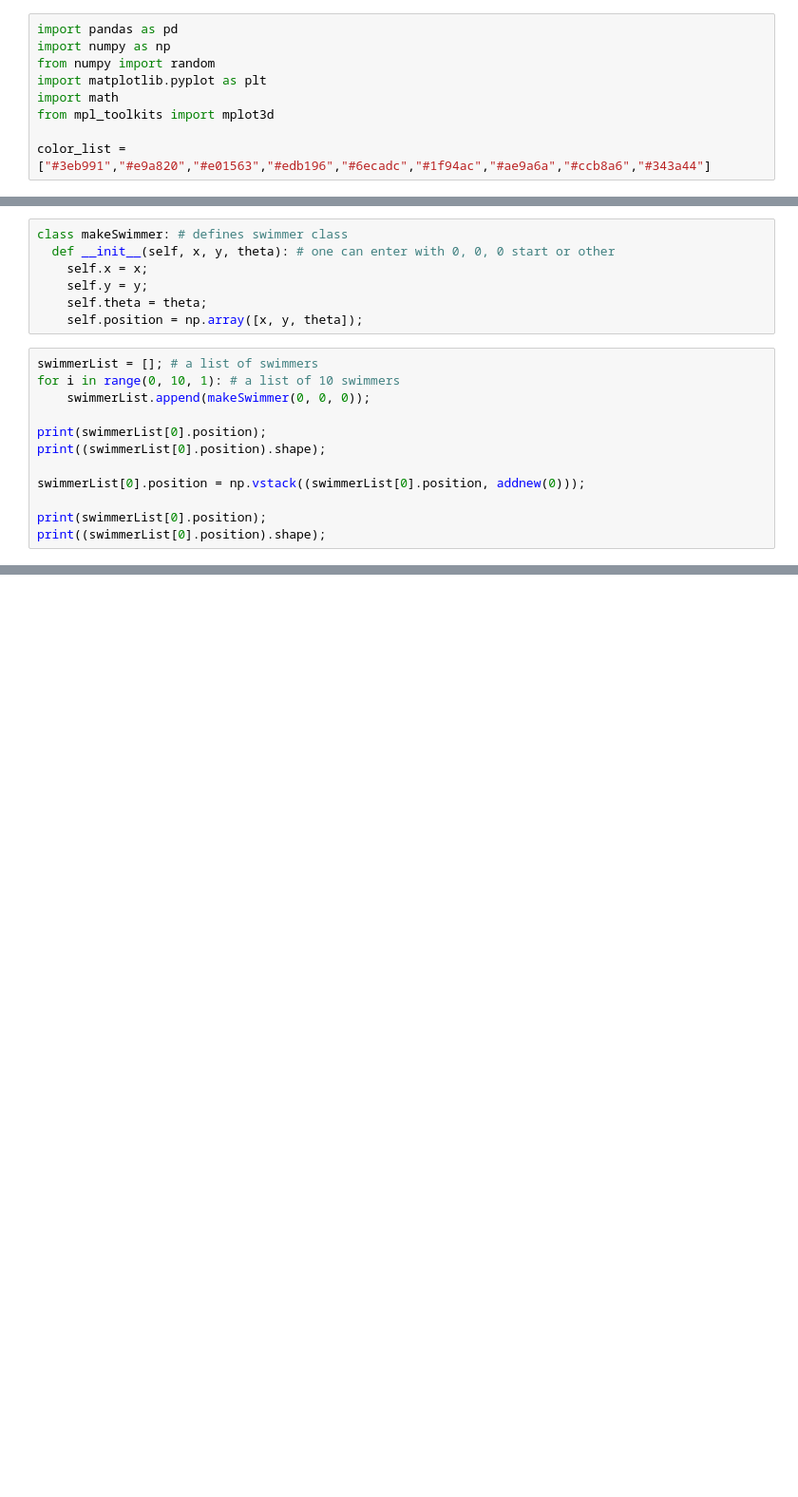
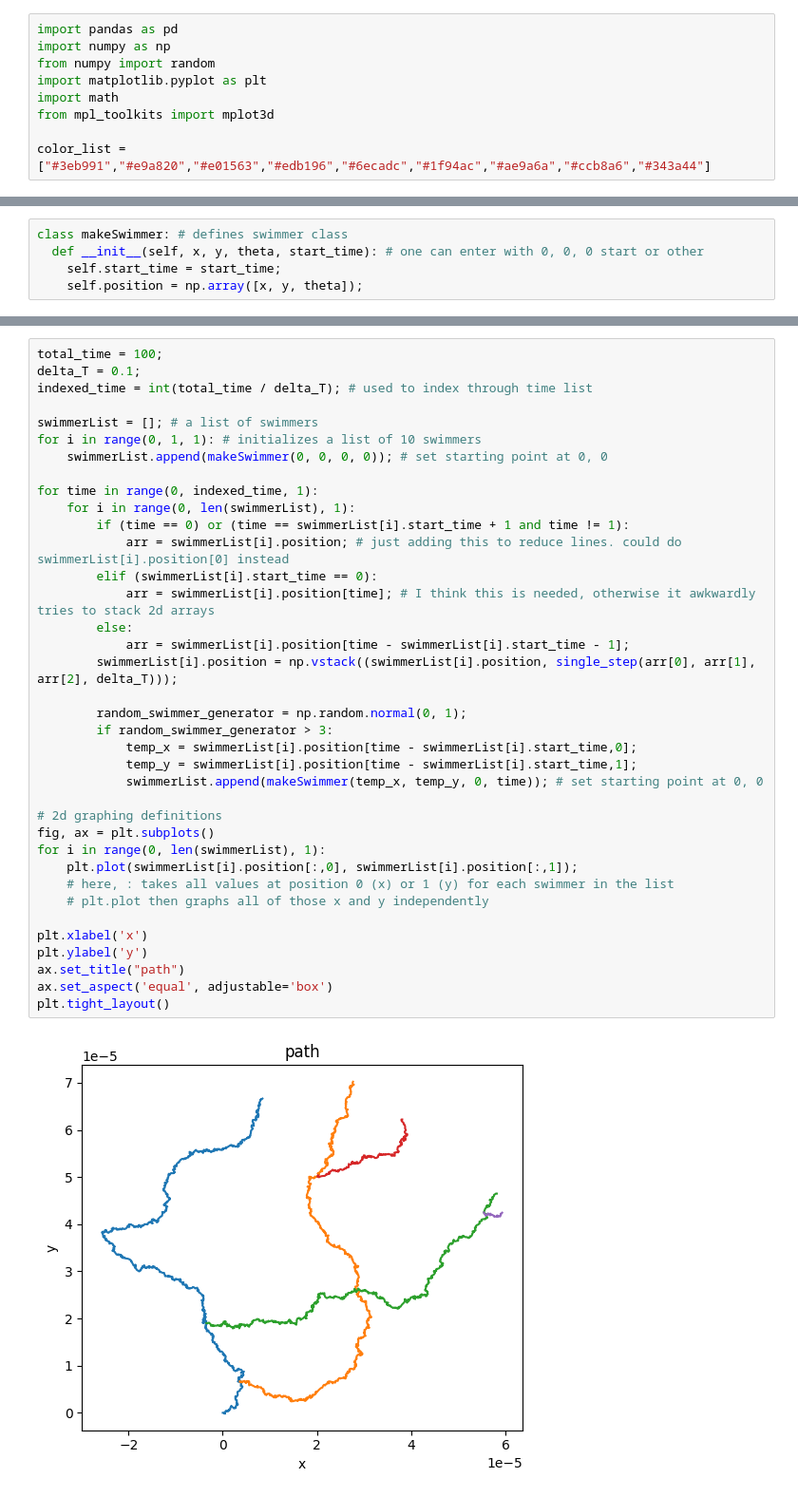
Before and after one commit to jpowell24/stokes, a Jupyter notebook: project/ideatesting.ipynb, the cells around one changed output, grey strips where cells are left out. Shown at 95% size. Cells and saved outputs as stored; diff of their text form; blank space fills up the shorter version.

```diff
--- a/project/ideatesting.ipynb
+++ b/project/ideatesting.ipynb
@@ -99,19 +46,5 @@ def addnew(x): # for testing purposes, just creates new 0, 0, 0 set of coordinat
 # %%
 class makeSwimmer: # defines swimmer class
-  def __init__(self, x, y, theta): # one can enter with 0, 0, 0 start or other
-    self.x = x;
-    self.y = y;
-    self.theta = theta;
+  def __init__(self, x, y, theta, start_time): # one can enter with 0, 0, 0 start or other
+    self.start_time = start_time;
     self.position = np.array([x, y, theta]);
-# %%
-swimmerList = []; # a list of swimmers
-for i in range(0, 10, 1): # a list of 10 swimmers
-    swimmerList.append(makeSwimmer(0, 0, 0));
-
-print(swimmerList[0].position);
-print((swimmerList[0].position).shape);
-
-swimmerList[0].position = np.vstack((swimmerList[0].position, addnew(0)));
-
-print(swimmerList[0].position);
-print((swimmerList[0].position).shape);
@@ -169,0 +51,39 @@ for i in np.arange(0, total_time, delta_T):
+# %%
+total_time = 100;
+delta_T = 0.1;
+indexed_time = int(total_time / delta_T); # used to index through time list
+
+swimmerList = []; # a list of swimmers
+for i in range(0, 1, 1): # initializes a list of 10 swimmers
+    swimmerList.append(makeSwimmer(0, 0, 0, 0)); # set starting point at 0, 0
+
+for time in range(0, indexed_time, 1):
+    for i in range(0, len(swimmerList), 1):
+        if (time == 0) or (time == swimmerList[i].start_time + 1 and time != 1):
+            arr = swimmerList[i].position; # just adding this to reduce lines. could do swimmerList[i].position[0] instead
+        elif (swimmerList[i].start_time == 0):
+            arr = swimmerList[i].position[time]; # I think this is needed, otherwise it awkwardly tries to stack 2d arrays
+        else:
+            arr = swimmerList[i].position[time - swimmerList[i].start_time - 1];
+        swimmerList[i].position = np.vstack((swimmerList[i].position, single_step(arr[0], arr[1], arr[2], delta_T)));
+
+        random_swimmer_generator = np.random.normal(0, 1);
+        if random_swimmer_generator > 3:
+            temp_x = swimmerList[i].position[time - swimmerList[i].start_time,0];
+            temp_y = swimmerList[i].position[time - swimmerList[i].start_time,1];
+            swimmerList.append(makeSwimmer(temp_x, temp_y, 0, time)); # set starting point at 0, 0
+
+# 2d graphing definitions
+fig, ax = plt.subplots()
+for i in range(0, len(swimmerList), 1):
+    plt.plot(swimmerList[i].position[:,0], swimmerList[i].position[:,1]);
+    # here, : takes all values at position 0 (x) or 1 (y) for each swimmer in the list
+    # plt.plot then graphs all of those x and y independently
+
+plt.xlabel('x')
+plt.ylabel('y')
+ax.set_title("path")
+ax.set_aspect('equal', adjustable='box')
+plt.tight_layout()
+# %% [output]
+[figure, added]
```
Also changed, not shown: parts of 5 cells of this notebook, 1 other file.
